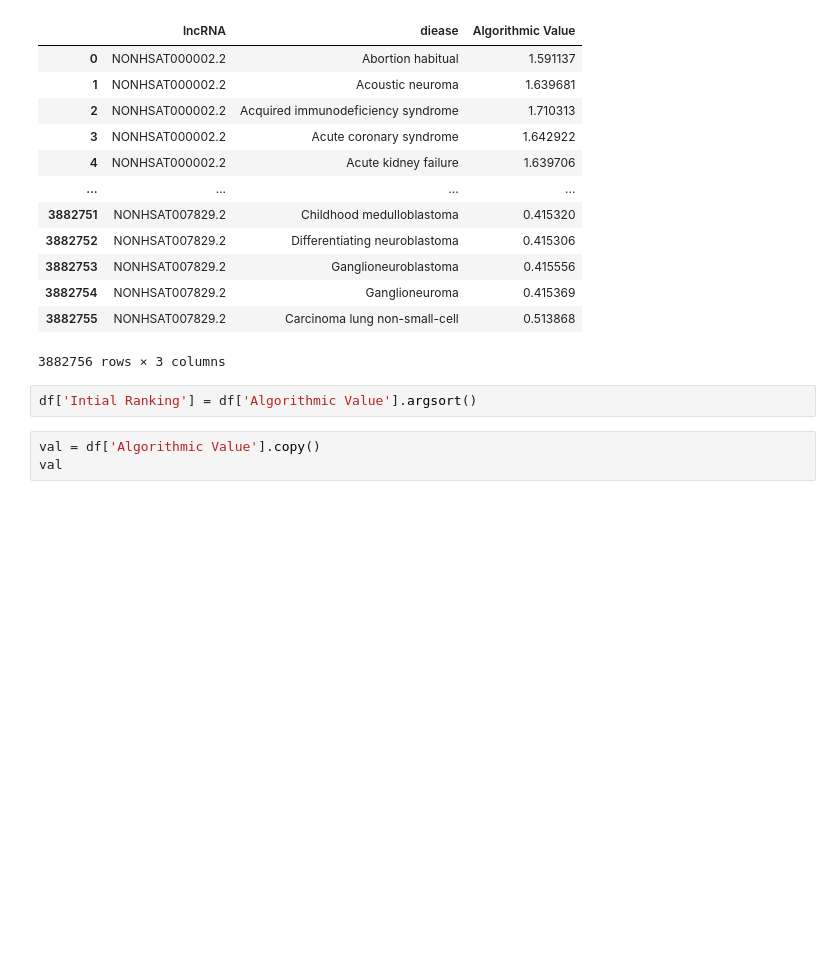
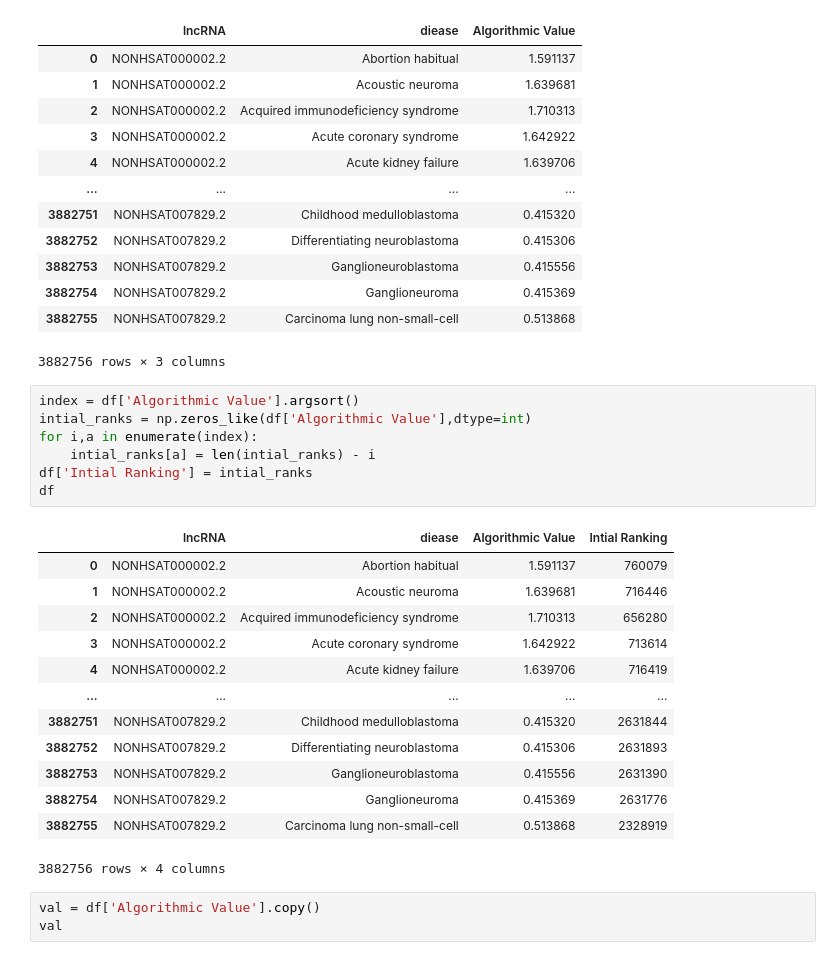
Before and after one commit to gru13/lncRNA_Disease_association, a Jupyter notebook: methodology/postProcessing.ipynb, the cells around one changed output. Saved outputs shown, nothing was run; the diff lists cells and outputs as text; blank space fills up the shorter version.

```diff
--- a/methodology/postProcessing.ipynb
+++ b/methodology/postProcessing.ipynb
@@ -22,8 +22,27 @@ df
 | 3882754 | NONHSAT007829.2 | Ganglioneuroma | 0.415369 |
 | 3882755 | NONHSAT007829.2 | Carcinoma lung non-small-cell | 0.513868 |
 3882756 rows × 3 columns
-# %%
-df['Intial Ranking'] = df['Algorithmic Value'].argsort()
+# %%
+index = df['Algorithmic Value'].argsort()
+intial_ranks = np.zeros_like(df['Algorithmic Value'],dtype=int)
+for i,a in enumerate(index):
+    intial_ranks[a] = len(intial_ranks) - i
+df['Intial Ranking'] = intial_ranks
+df
+# %% [output]
+|  | lncRNA | diease | Algorithmic Value | Intial Ranking |
+| 0 | NONHSAT000002.2 | Abortion habitual | 1.591137 | 760079 |
+| 1 | NONHSAT000002.2 | Acoustic neuroma | 1.639681 | 716446 |
+| 2 | NONHSAT000002.2 | Acquired immunodeficiency syndrome | 1.710313 | 656280 |
+| 3 | NONHSAT000002.2 | Acute coronary syndrome | 1.642922 | 713614 |
+| 4 | NONHSAT000002.2 | Acute kidney failure | 1.639706 | 716419 |
+| ... | ... | ... | ... | ... |
+| 3882751 | NONHSAT007829.2 | Childhood medulloblastoma | 0.415320 | 2631844 |
+| 3882752 | NONHSAT007829.2 | Differentiating neuroblastoma | 0.415306 | 2631893 |
+| 3882753 | NONHSAT007829.2 | Ganglioneuroblastoma | 0.415556 | 2631390 |
+| 3882754 | NONHSAT007829.2 | Ganglioneuroma | 0.415369 | 2631776 |
+| 3882755 | NONHSAT007829.2 | Carcinoma lung non-small-cell | 0.513868 | 2328919 |
+3882756 rows × 4 columns
 # %%
 val = df['Algorithmic Value'].copy()
 val
```
Also changed, not shown: parts of 6 cells of this notebook, 2 other files.
